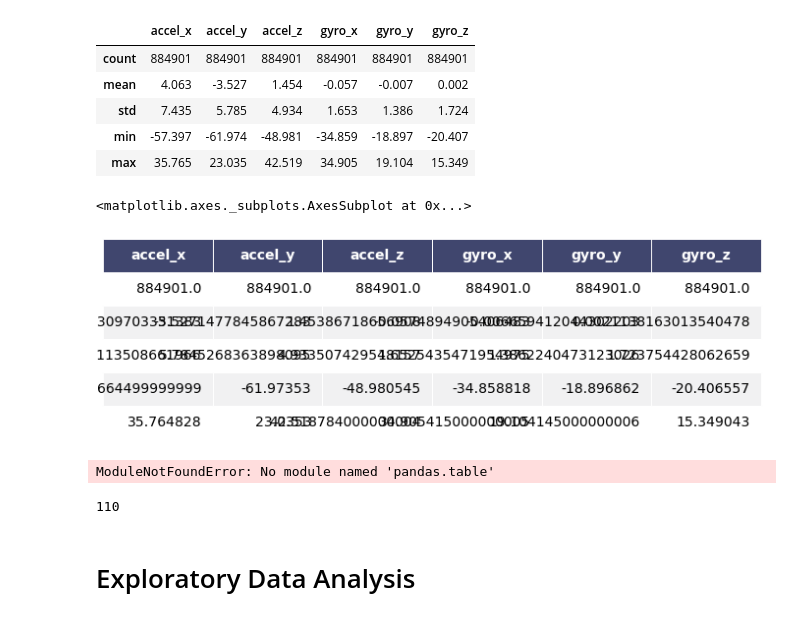
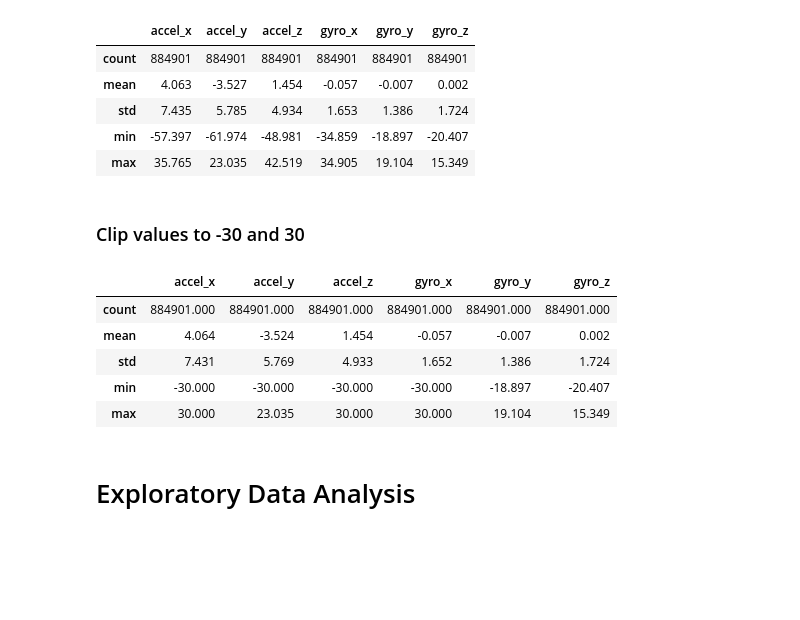
Before and after one commit to rayed-therap/human-activity-recognition-smartwartch, a Jupyter notebook: har.ipynb, the cells around one changed output. Saved outputs shown, nothing was run; the diff lists cells and outputs as text; code cells hidden in the pictures; blank space fills up the shorter version.

```diff
--- a/har.ipynb
+++ b/har.ipynb
@@ -115,47 +114,5 @@ stats_df.style.applymap(color_negative_red)
 | std | 7.435 | 5.785 | 4.934 | 1.653 | 1.386 | 1.724 |
 | min | -57.397 | -61.974 | -48.981 | -34.859 | -18.897 | -20.407 |
 | max | 35.765 | 23.035 | 42.519 | 34.905 | 19.104 | 15.349 |
-# %%
-def render_mpl_table(data, col_width=3.0, row_height=0.625, font_size=14,
-                     header_color='#40466e', row_colors=['#f1f1f2', 'w'], edge_color='w',
-                     bbox=[0, 0, 1, 1], header_columns=0,
-                     ax=None, **kwargs):
-    if ax is None:
-        size = (np.array(data.shape[::-1]) + np.array([0, 1])) * np.array([col_width, row_height])
-        fig, ax = plt.subplots(figsize=size)
-        ax.axis('off')
-
-    mpl_table = ax.table(cellText=data.values, bbox=bbox, colLabels=data.columns, **kwargs)
-
-    mpl_table.auto_set_font_size(False)
-    mpl_table.set_fontsize(font_size)
-
-    for k, cell in six.iteritems(mpl_table._cells):
-        cell.set_edgecolor(edge_color)
-        if k[0] == 0 or k[1] < header_columns:
-            cell.set_text_props(weight='bold', color='w')
-            cell.set_facecolor(header_color)
-        else:
-            cell.set_facecolor(row_colors[k[0]%len(row_colors) ])
-    return ax
-
-render_mpl_table(stats_df, header_columns=0, col_width=2.0)
-# %% [output]
-<matplotlib.axes._subplots.AxesSubplot at 0x...>
-[figure, removed]
-# %%
-import matplotlib.pyplot as plt
-import pandas as pd
-from pandas.table.plotting import table # EDIT: see deprecation warnings below
-
-ax = plt.subplot(111, frame_on=False) # no visible frame
-ax.xaxis.set_visible(False)  # hide the x axis
-ax.yaxis.set_visible(False)  # hide the y axis
-
-table(ax, har_df)  # where df is your data frame
-# %% [output]
-ModuleNotFoundError: No module named 'pandas.table'
-# %%
-har_df.loc[har_df.accel_x < -30, 'accel_x'].value_counts().count()
-# %% [output]
-110
+# %% [markdown]
+### Clip values to -30 and 30
@@ -162,3 +121,12 @@ har_df.loc[har_df.accel_x < -30, 'accel_x'].value_counts().count()
+# %%
+har_df[FEATURES].describe().loc[['count','mean','std','min','max']].round(3)
+# %% [output]
+|  | accel_x | accel_y | accel_z | gyro_x | gyro_y | gyro_z |
+| count | 884901.000 | 884901.000 | 884901.000 | 884901.000 | 884901.000 | 884901.000 |
+| mean | 4.064 | -3.524 | 1.454 | -0.057 | -0.007 | 0.002 |
+| std | 7.431 | 5.769 | 4.933 | 1.652 | 1.386 | 1.724 |
+| min | -30.000 | -30.000 | -30.000 | -30.000 | -18.897 | -20.407 |
+| max | 30.000 | 23.035 | 30.000 | 30.000 | 19.104 | 15.349 |
 # %% [markdown]
 # Exploratory Data Analysis
 # %%
```
Also changed, not shown: parts of 6 cells of this notebook.
